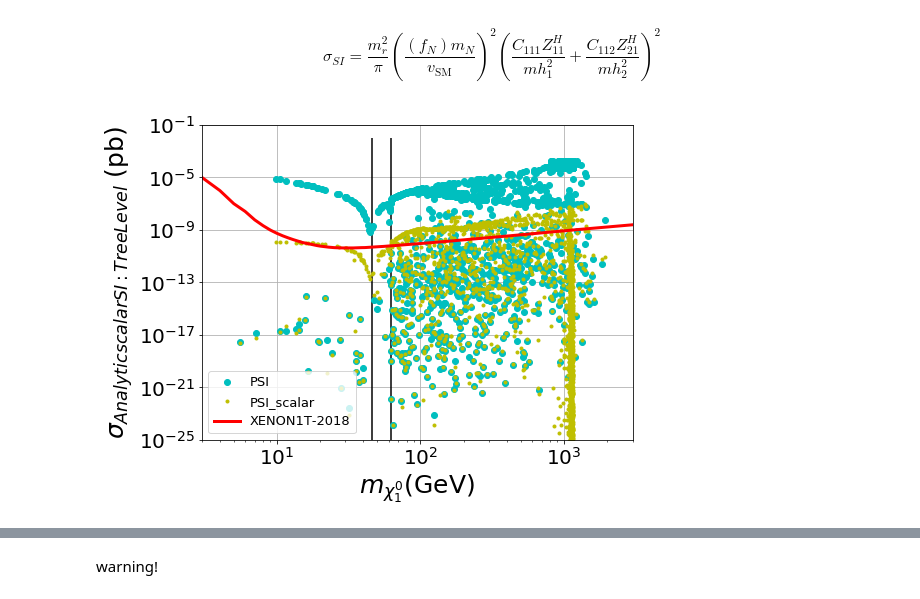
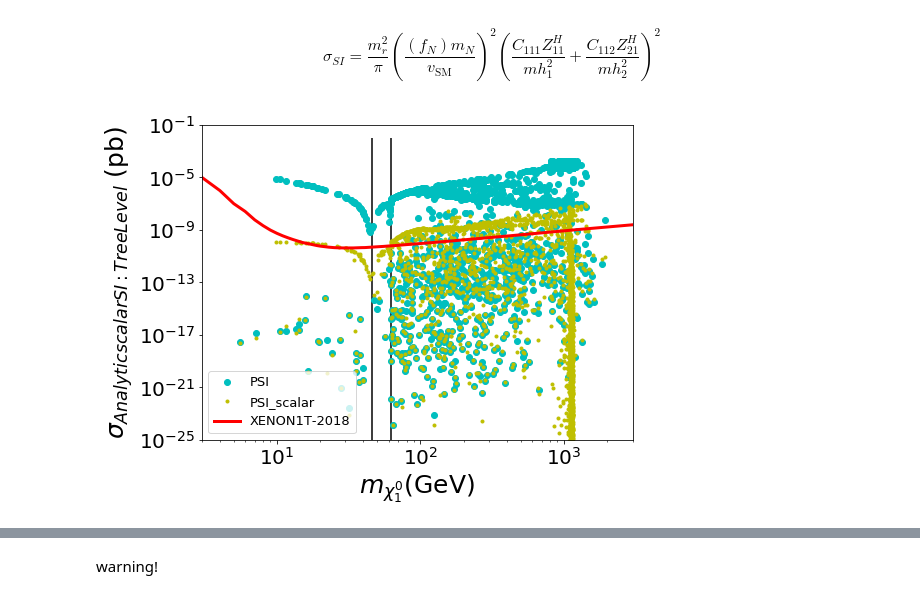
Before and after one commit to anferivera/SDdiracDM, a Jupyter notebook: run-model-general-scan.ipynb, the cells around one changed output, grey strips where cells are left out. Drawn from its saved outputs; the diff is of its cells as text; code cells hidden in the pictures.

```diff
--- a/run-model-general-scan.ipynb
+++ b/run-model-general-scan.ipynb
@@ -356,23 +349,22 @@ xDM['PSI_scalar'] = (1./1.)*(xDM.mr**2/np.pi)*(MNp*fN/v)**2*( xDM.cxxh1*xDM.ZH11
 # %%
 plt.figure(figsize=(8,6))
 
 plt.loglog(xDM.mChi1, xDM.PSI, 'co')
 plt.loglog(xDM.mChi1, xDM.PSI_scalar, 'y.')
 
 n=np.arange(1,9000)
 plt.loglog(n,XENON1T(n)*1e+36,'r-',lw=3,label='XENON1T-2018')
 
 plt.xlabel(r'$m_{\chi^0_1}$(GeV)',size=25)
 plt.ylabel(r'$\sigma_{Analytic scalar SI: Tree Level} $ (pb)',size=25)
 plt.legend(prop={'size':13},loc='lower left')
-plt.grid()
 plt.vlines(91.187/2., 1e-34,1e-2)
 plt.vlines(125./2., 1e-34,1e-2)
 plt.ylim(1e-25,1e-1)
 plt.xlim(3,3e3)
 plt.tight_layout()
 # %% [output]
-[figure, old version]
+[figure, new version]
 # %%
 plt.loglog(xDM.mChi1, xDM.PSI_scalar/xDM.PSI,'r.')
 plt.hlines(1,10,1e4)
```
Also changed, not shown: parts of 46 cells of this notebook, 5 other files.
